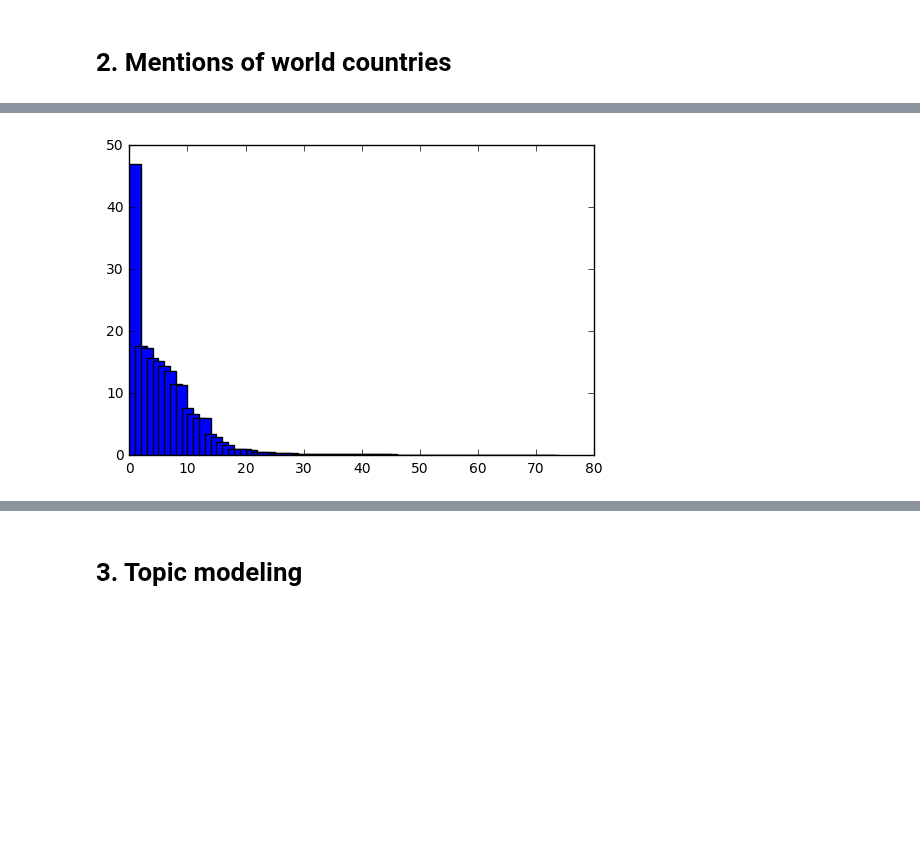
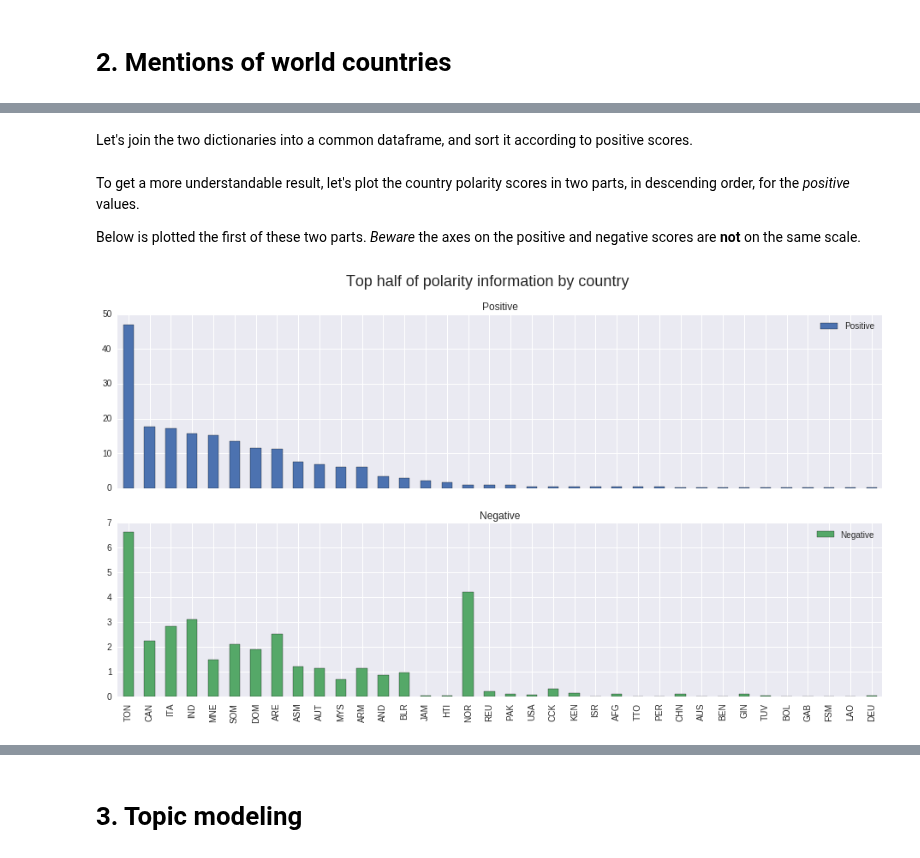
Before and after one commit to semplea/adaepfl-hw, a Jupyter notebook: 05 - Taming Text/Taming Text.ipynb, the cells around one changed output, grey strips where cells are left out. Cells and saved outputs as stored; diff of their text form; code cells hidden in the pictures; blank space fills up the shorter version.

```diff
--- a/05 - Taming Text/Taming Text.ipynb
+++ b/05 - Taming Text/Taming Text.ipynb
@@ -205,11 +220,26 @@ def agg(x):
 
 
 results[['pos', 'neg', 'countries']].dropna().apply(agg, axis=1);
-# %%
-xy = sorted(countryPos.items(), key=lambda x: x[1], reverse=True)
-x = list(map(lambda x: x[0], xy))
-y = list(map(lambda x: x[1], xy))
-plt.bar(range(len(x)), y, 2)
-plt.show()
-# %% [output]
-[figure, removed]
+# %% [markdown]
+Let's join the two dictionaries into a common dataframe, and sort it according to positive scores.
+# %%
+df_pos = pd.DataFrame.from_dict(countryPos, orient='index')
+df_neg = pd.DataFrame.from_dict(countryNeg, orient='index')
+df_posneg = df_pos.join(df_neg, rsuffix='neg')
+df_posneg.columns = ['Positive', 'Negative']
+df_posneg = df_posneg.sort_values('Positive', ascending=False)
+# %%
+# Split into smaller df
+half = int(df_posneg.shape[0] / 2)
+posneg1, posneg2 = df_posneg[:half], df_posneg[half:],
+# %% [markdown]
+To get a more understandable result, let's plot the country polarity scores in two parts, in descending order, for the *positive* values.
+
+Below is plotted the first of these two parts. *Beware* the axes on the positive and negative scores are **not** on the same scale.
+# %%
+fig, ax = plt.subplots(figsize=(16,8)) # Create matplotlib figure
+posneg1.plot(kind='bar', grid=True, subplots=True, sharex=True, ax=ax)
+fig.suptitle("Top half of polarity information by country", fontsize=18)
+plt.show()
+# %% [output]
+[figure, added]
```
Also changed, not shown: parts of 12 cells of this notebook.
